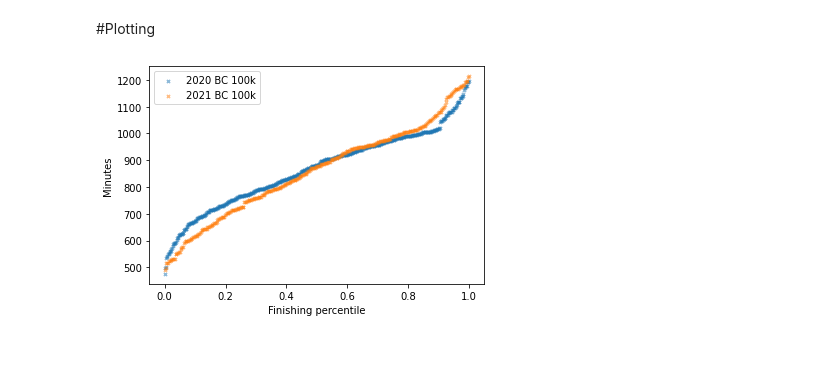
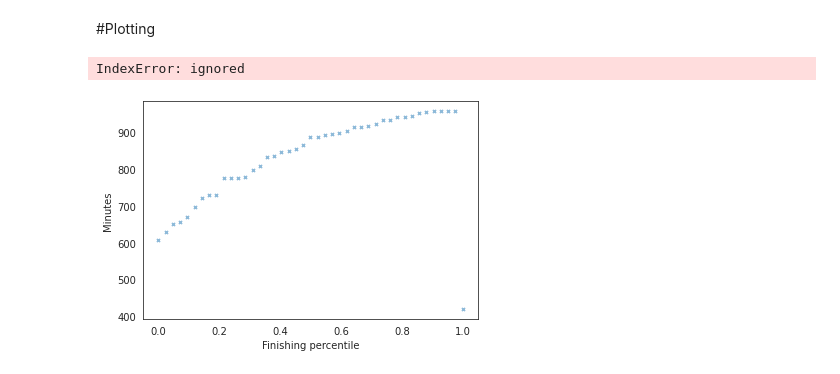
Before and after one commit to jfmalloy1/UltraMarathon_Prediction, a Jupyter notebook: BC_analysis.ipynb, the cells around one changed output. Drawn from its saved outputs; the diff is of its cells as text; code cells hidden in the pictures.

Commit message:
All BC years collected

```diff
--- a/BC_analysis.ipynb
+++ b/BC_analysis.ipynb
@@ -5,6 +5,9 @@ import datetime as DT
 from operator import mul
 import matplotlib.pyplot as plt
 import numpy as np
+import scipy.stats as stats
+import seaborn as sns
+sns.set_style("white")
 
 from google.colab import drive
 drive.mount('/content/gdrive')
@@ -41,16 +92,18 @@ def analyze_year(year):
 # %% [markdown]
 #Plotting
 # %%
+#Distribution of minutes across all finishers (normalized based on the number of finishers)
 fig = plt.figure()
-for year in [2020, 2021]:
+for year in [2014, 2015, 2016, 2017, 2018, 2019, 2020, 2021]:
   df = analyze_year(year)
 
   plt.scatter(x=np.linspace(0,1,len(df)), y=df["Minutes"], label=str(year) + " BC 100k", alpha=0.5, s=10, marker='x')
   plt.xlabel("Finishing percentile")
   plt.ylabel("Minutes")
 # plt.gca().spines("top").set_visible(False)
 # plt.gca().spines("right").set_visible(False)
 plt.legend()
 plt.show()
 # %% [output]
+IndexError: ignored
-[figure, old version]
+[figure, new version]
```
Also changed, not shown: parts of 6 cells of this notebook, 9 other files.
